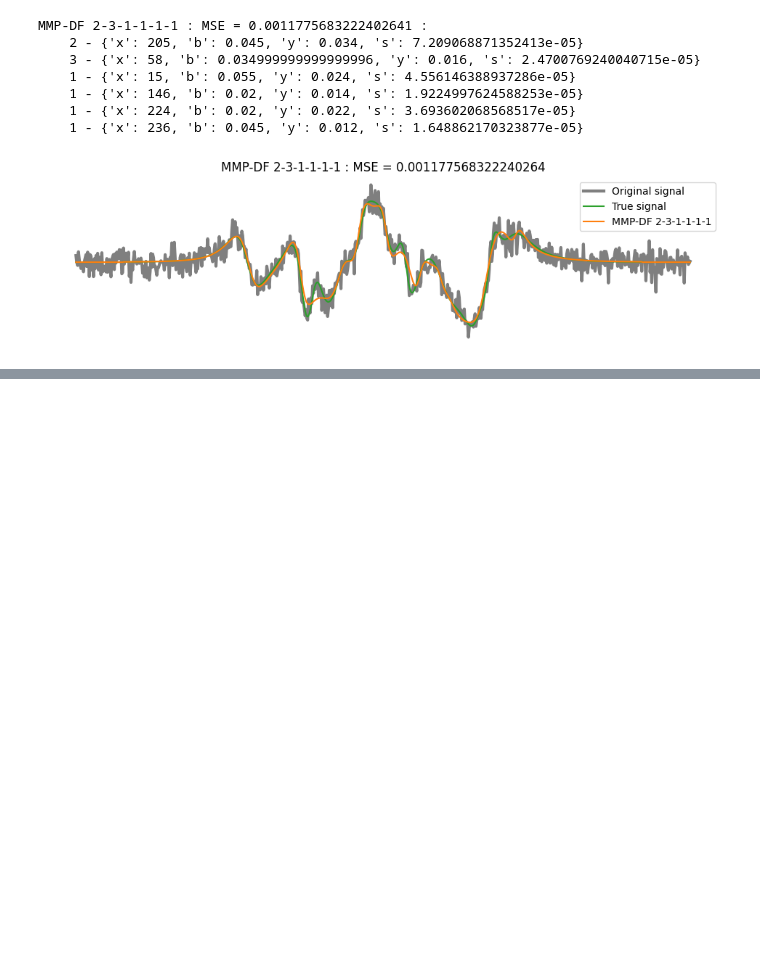
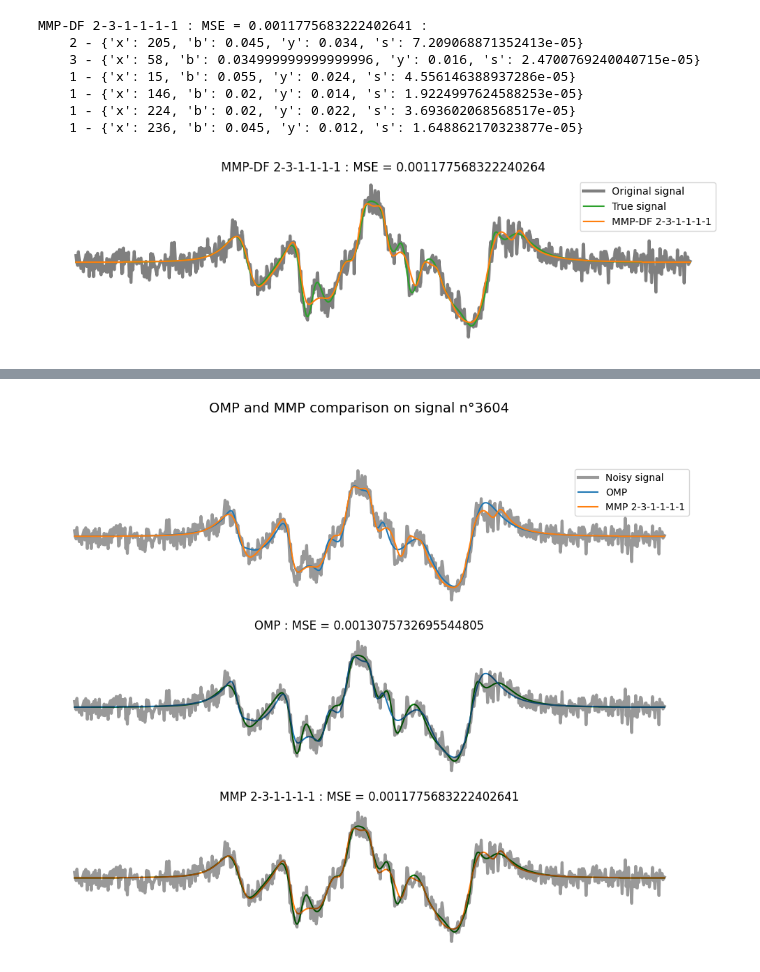
Before and after one commit to yanisgomes/csc, a Jupyter notebook: examples/icassp_prc_solution.ipynb, the cells around one changed output, grey strips where cells are left out. Cells and saved outputs as stored; diff of their text form; code cells hidden in the pictures; blank space fills up the shorter version.

```diff
--- a/examples/icassp_prc_solution.ipynb
+++ b/examples/icassp_prc_solution.ipynb
@@ -100,0 +121,4 @@ plt.show()
+# %%
+workbench.plotMMPComparison(path_to_mmpdf_db, id=signal_id)
+# %% [output]
+[figure, added]
```
Also changed, not shown: parts of 3 cells of this notebook, 3 other files.
